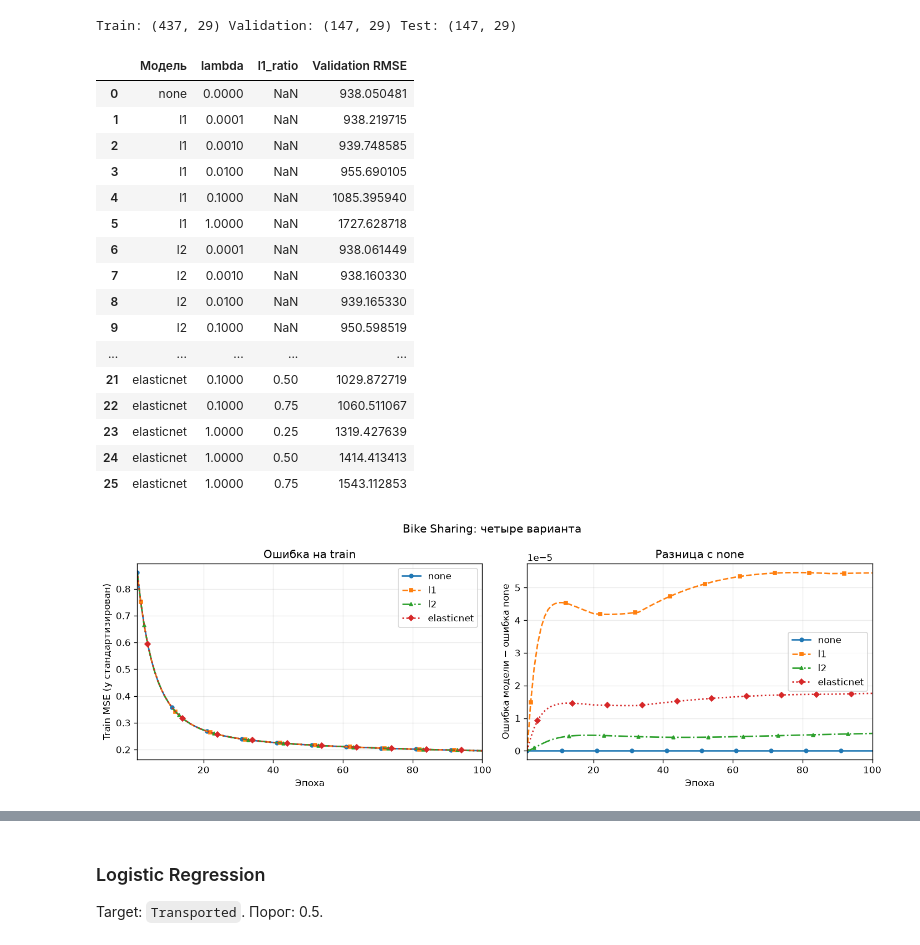
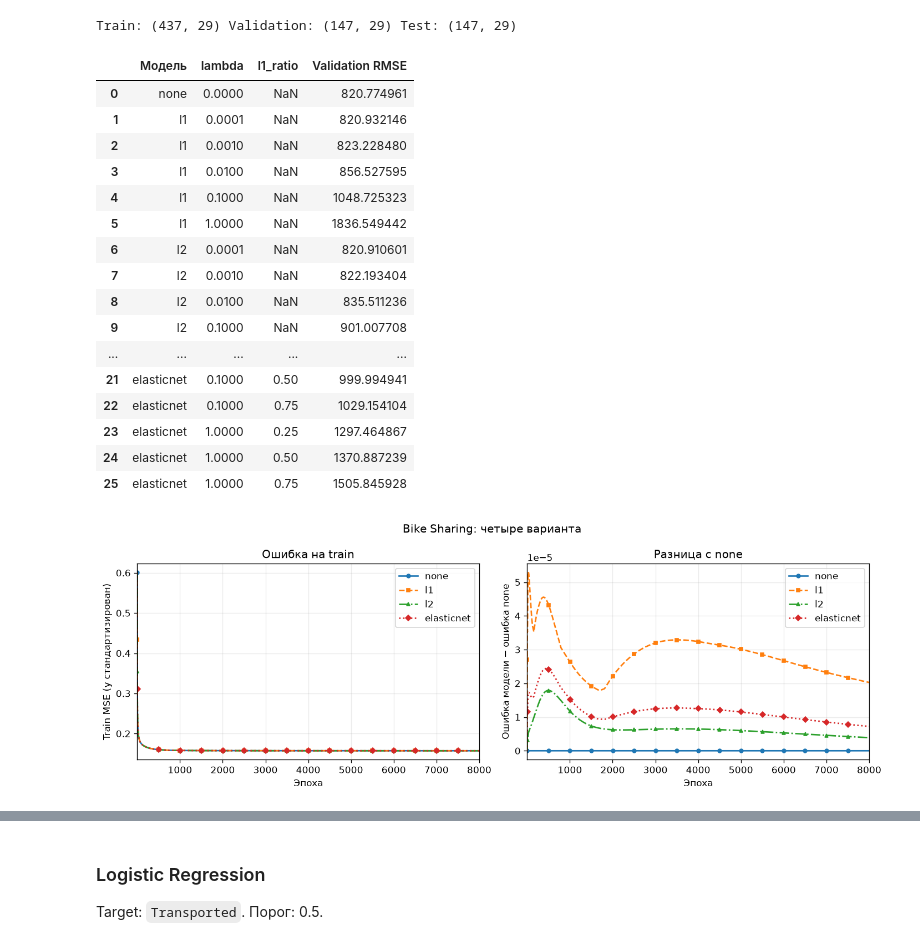
Before and after one commit to vodobryshkin/sai-labs, a Jupyter notebook: lab2.ipynb, the cells around one changed output, grey strips where cells are left out. Saved outputs shown, nothing was run; the diff lists cells and outputs as text; code cells hidden in the pictures.

```diff
--- a/lab2.ipynb
+++ b/lab2.ipynb
@@ -400,7 +400,7 @@ def plot_regularization(models, title, ylabel):
         for axis, values in zip(axes, [history, history - baseline]):
             axis.plot(epochs, values, label=name, color=f"C{index}",
                       linestyle=styles[index], marker=markers[index],
-                      markevery=(index, 10), markersize=4, linewidth=1.6)
+                      markevery=(index, 500), markersize=4, linewidth=1.6)
 
     axes[0].set_title("Ошибка на train")
     axes[0].set_ylabel(ylabel)
@@ -505,7 +505,7 @@ bean_path = data_dir / "Dry_Bean_Dataset.xlsx"
 seoul_path = data_dir / "SeoulBikeData.csv"
 
 
-epochs = 100
+epochs = 8000
 near_zero_threshold = 0.001
 # %% [markdown]
 ## A. Regularization
@@ -591,31 +591,31 @@ Train: (437, 29) Validation: (147, 29) Test: (147, 29)
 # %%
 linear_models, linear_validation_results = select_regularization(
     LinearRegression, bike_train_features, bike_train_targets_scaled,
-    bike_validation_features, bike_validation_targets_scaled, learning_rate=0.03, epochs=epochs)
+    bike_validation_features, bike_validation_targets_scaled, learning_rate=0.1, epochs=epochs)
 linear_validation_results["Validation RMSE"] = (
     linear_validation_results.pop("Validation loss") * bike_target_deviation)
 display(linear_validation_results.round(6))
 
 plot_regularization(linear_models, "Bike Sharing: четыре варианта", "Train MSE (y стандартизирован)")
 # %% [output]
 |  | Модель | lambda | l1_ratio | Validation RMSE |
-| 0 | none | 0.0000 | NaN | 938.050481 |
-| 1 | l1 | 0.0001 | NaN | 938.219715 |
-| 2 | l1 | 0.0010 | NaN | 939.748585 |
-| 3 | l1 | 0.0100 | NaN | 955.690105 |
-| 4 | l1 | 0.1000 | NaN | 1085.395940 |
-| 5 | l1 | 1.0000 | NaN | 1727.628718 |
-| 6 | l2 | 0.0001 | NaN | 938.061449 |
-| 7 | l2 | 0.0010 | NaN | 938.160330 |
-| 8 | l2 | 0.0100 | NaN | 939.165330 |
-| 9 | l2 | 0.1000 | NaN | 950.598519 |
+| 0 | none | 0.0000 | NaN | 820.774961 |
+| 1 | l1 | 0.0001 | NaN | 820.932146 |
+| 2 | l1 | 0.0010 | NaN | 823.228480 |
+| 3 | l1 | 0.0100 | NaN | 856.527595 |
+| 4 | l1 | 0.1000 | NaN | 1048.725323 |
+| 5 | l1 | 1.0000 | NaN | 1836.549442 |
+| 6 | l2 | 0.0001 | NaN | 820.910601 |
+| 7 | l2 | 0.0010 | NaN | 822.193404 |
+| 8 | l2 | 0.0100 | NaN | 835.511236 |
+| 9 | l2 | 0.1000 | NaN | 901.007708 |
 | ... | ... | ... | ... | ... |
-| 21 | elasticnet | 0.1000 | 0.50 | 1029.872719 |
-| 22 | elasticnet | 0.1000 | 0.75 | 1060.511067 |
-| 23 | elasticnet | 1.0000 | 0.25 | 1319.427639 |
-| 24 | elasticnet | 1.0000 | 0.50 | 1414.413413 |
-| 25 | elasticnet | 1.0000 | 0.75 | 1543.112853 |
+| 21 | elasticnet | 0.1000 | 0.50 | 999.994941 |
+| 22 | elasticnet | 0.1000 | 0.75 | 1029.154104 |
+| 23 | elasticnet | 1.0000 | 0.25 | 1297.464867 |
+| 24 | elasticnet | 1.0000 | 0.50 | 1370.887239 |
+| 25 | elasticnet | 1.0000 | 0.75 | 1505.845928 |
-[figure, old version]
+[figure, new version]
 # %%
 bike_results = []
 for name, model in linear_models.items():
```
Also changed, not shown: parts of 4 cells of this notebook.
